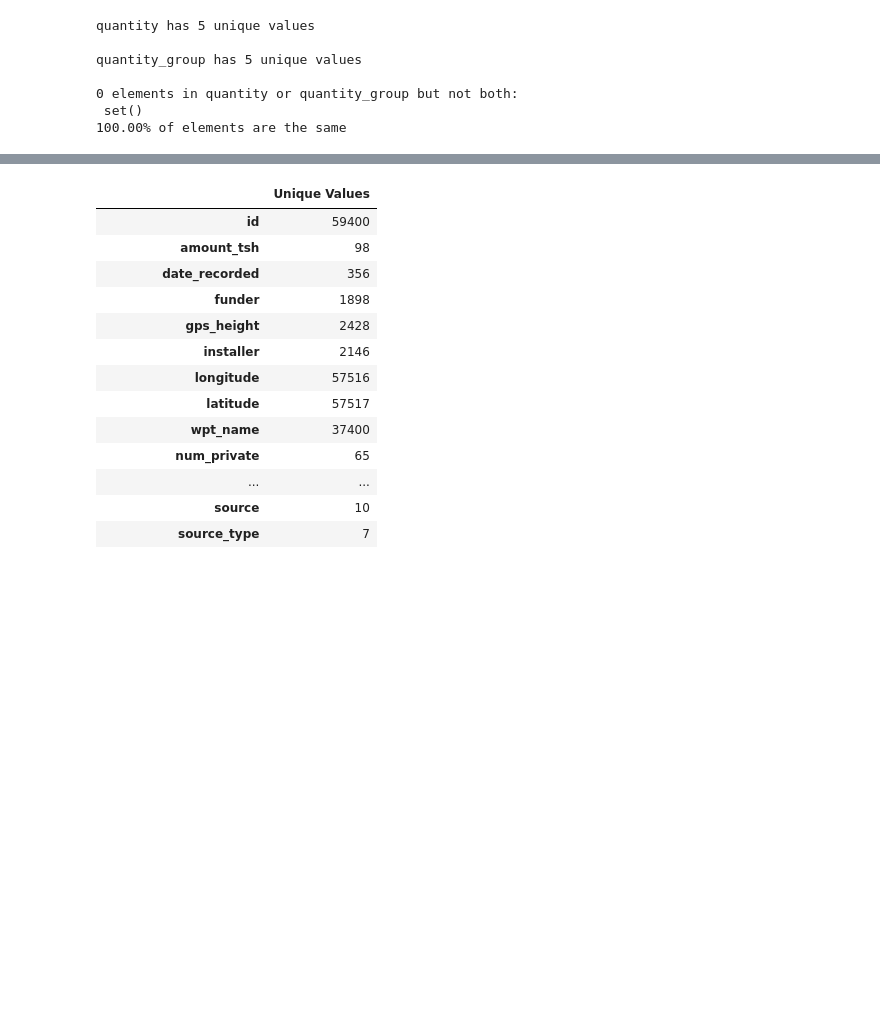
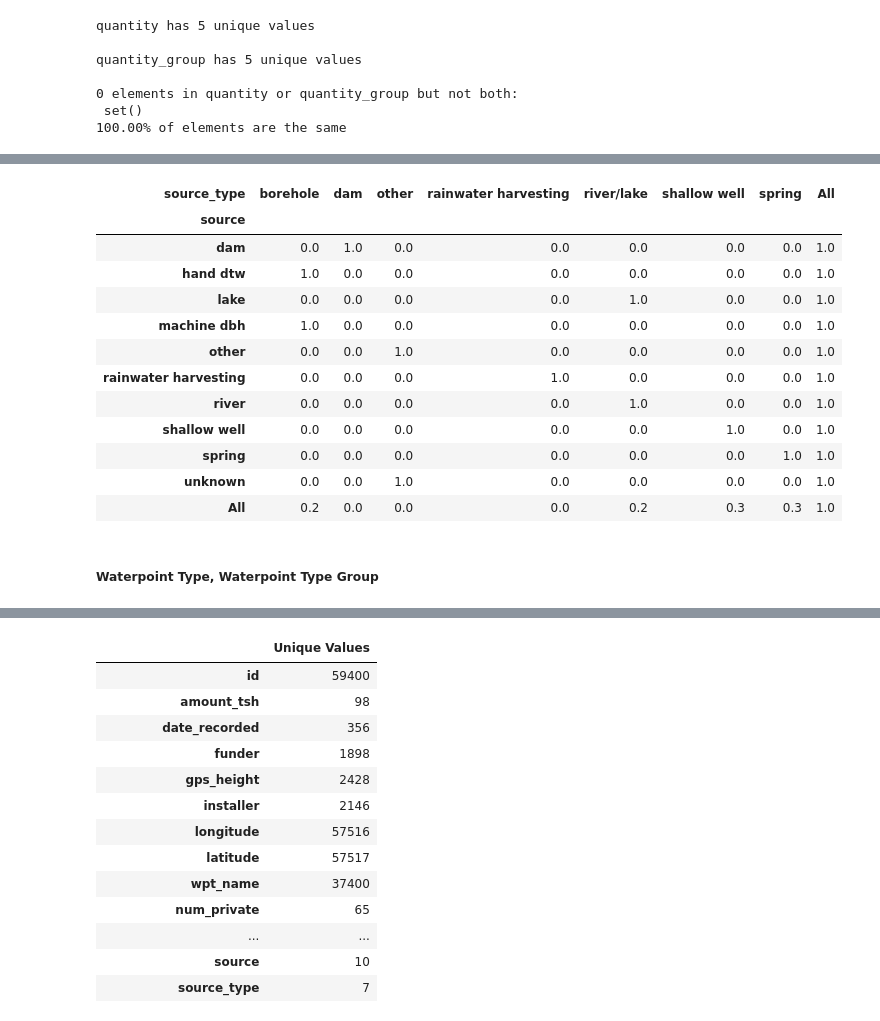
Before and after one commit to smaroukis/pump-it-up-data-mining, a Jupyter notebook: sandbox_351_proj.ipynb, the cells around one changed output, grey strips where cells are left out. Drawn from its saved outputs; the diff is of its cells as text; code cells hidden in the pictures; blank space fills up the shorter version.

Commit message:
frequency table function, found that group is a subset of class

```diff
--- a/sandbox_351_proj.ipynb
+++ b/sandbox_351_proj.ipynb
@@ -127,3 +193,23 @@ source_type has 7 unique values
+# %%
+# let's do a frequency table across source and source type
+source_ct = pd.crosstab(index=train["source"], columns=train["source_type"], margins=True)
+source_ct.div(source_ct["All"], axis=0).round(1)
+# %% [output]
+| source_type | borehole | dam | other | rainwater harvesting | river/lake | shallow well | spring | All |
+| source |  |  |  |  |  |  |  |  |
+| dam | 0.0 | 1.0 | 0.0 | 0.0 | 0.0 | 0.0 | 0.0 | 1.0 |
+| hand dtw | 1.0 | 0.0 | 0.0 | 0.0 | 0.0 | 0.0 | 0.0 | 1.0 |
+| lake | 0.0 | 0.0 | 0.0 | 0.0 | 1.0 | 0.0 | 0.0 | 1.0 |
+| machine dbh | 1.0 | 0.0 | 0.0 | 0.0 | 0.0 | 0.0 | 0.0 | 1.0 |
+| other | 0.0 | 0.0 | 1.0 | 0.0 | 0.0 | 0.0 | 0.0 | 1.0 |
+| rainwater harvesting | 0.0 | 0.0 | 0.0 | 1.0 | 0.0 | 0.0 | 0.0 | 1.0 |
+| river | 0.0 | 0.0 | 0.0 | 0.0 | 1.0 | 0.0 | 0.0 | 1.0 |
+| shallow well | 0.0 | 0.0 | 0.0 | 0.0 | 0.0 | 1.0 | 0.0 | 1.0 |
+| spring | 0.0 | 0.0 | 0.0 | 0.0 | 0.0 | 0.0 | 1.0 | 1.0 |
+| unknown | 0.0 | 0.0 | 1.0 | 0.0 | 0.0 | 0.0 | 0.0 | 1.0 |
+| All | 0.2 | 0.0 | 0.0 | 0.0 | 0.2 | 0.3 | 0.3 | 1.0 |
+# %% [markdown]
+##### Waterpoint Type, Waterpoint Type Group
 # %%
 check_same(wpt, wptg)
 # %% [output]
```
Also changed, not shown: parts of 19 cells of this notebook.
